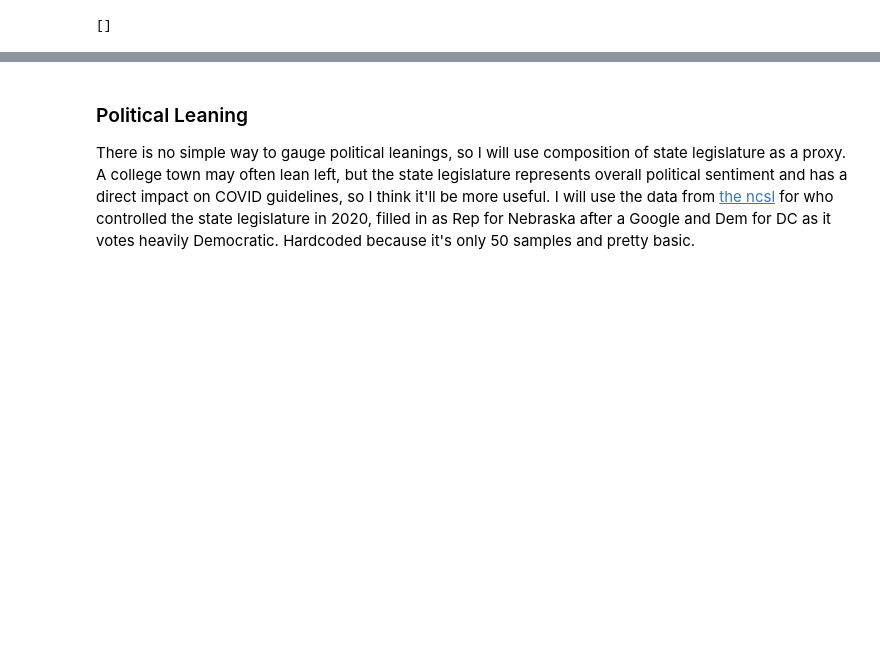
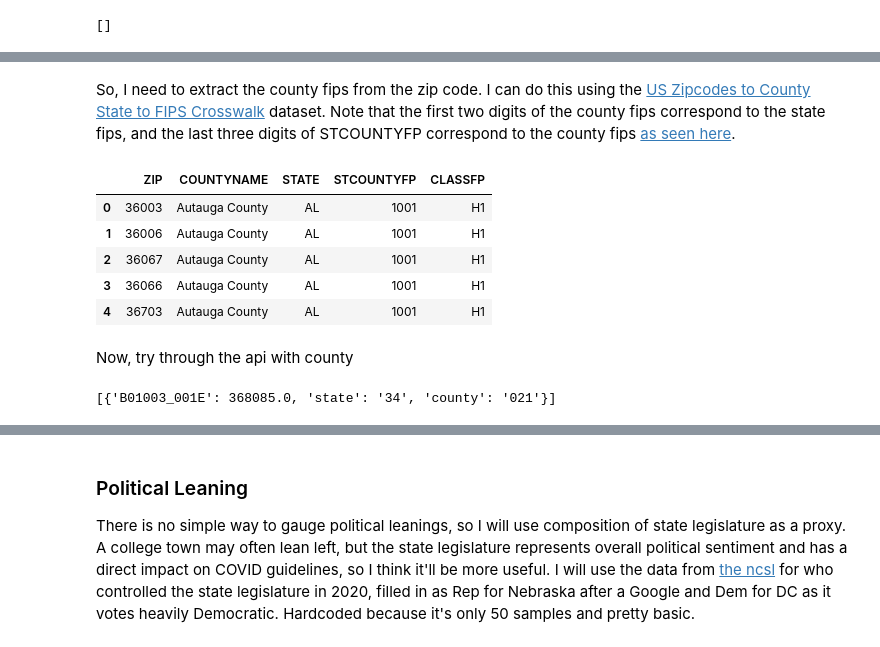
Before and after one commit to ncrispino/covid_university_dates, a Jupyter notebook: Analyzing Covid Decision Dates.ipynb, the cells around one changed output, grey strips where cells are left out. Drawn from its saved outputs; the diff is of its cells as text; code cells hidden in the pictures; blank space fills up the shorter version.

```diff
--- a/Analyzing Covid Decision Dates.ipynb
+++ b/Analyzing Covid Decision Dates.ipynb
@@ -145,0 +167,12 @@ c.acs5.state_zipcode(v, 34, 8544)
+# %% [markdown]
+So, I need to extract the county fips from the zip code. I can do this using the [US Zipcodes to County State to FIPS Crosswalk](https://www.kaggle.com/datasets/danofer/zipcodes-county-fips-crosswalk) dataset. Note that the first two digits of the county fips correspond to the state fips, and the last three digits of STCOUNTYFP correspond to the county fips [as seen here](https://www2.census.gov/geo/pdfs/maps-data/data/tiger/tiger2006se/app_a03.pdf).
+# %%
+county_zips = pd.read_csv('zip-county-fips/ZIP-COUNTY-FIPS_2017-06.csv')
+county_zips.head()
+# %% [output]
+|  | ZIP | COUNTYNAME | STATE | STCOUNTYFP | CLASSFP |
+| 0 | 36003 | Autauga County | AL | 1001 | H1 |
+| 1 | 36006 | Autauga County | AL | 1001 | H1 |
+| 2 | 36067 | Autauga County | AL | 1001 | H1 |
+| 3 | 36066 | Autauga County | AL | 1001 | H1 |
+| 4 | 36703 | Autauga County | AL | 1001 | H1 |
@@ -145,0 +183,6 @@ c.acs5.state_zipcode(v, 34, 8544)
+# %% [markdown]
+Now, try through the api with county
+# %%
+c.acs5.state_county(v, 34, '021')
+# %% [output]
+[{'B01003_001E': 368085.0, 'state': '34', 'county': '021'}]
```
Also changed, not shown: parts of 35 cells of this notebook.
